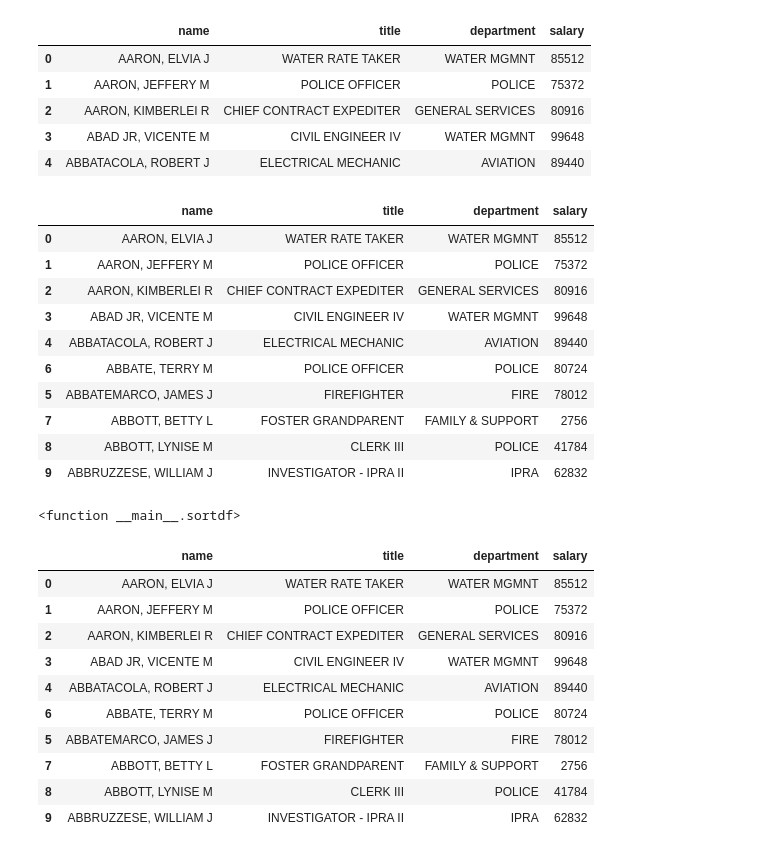
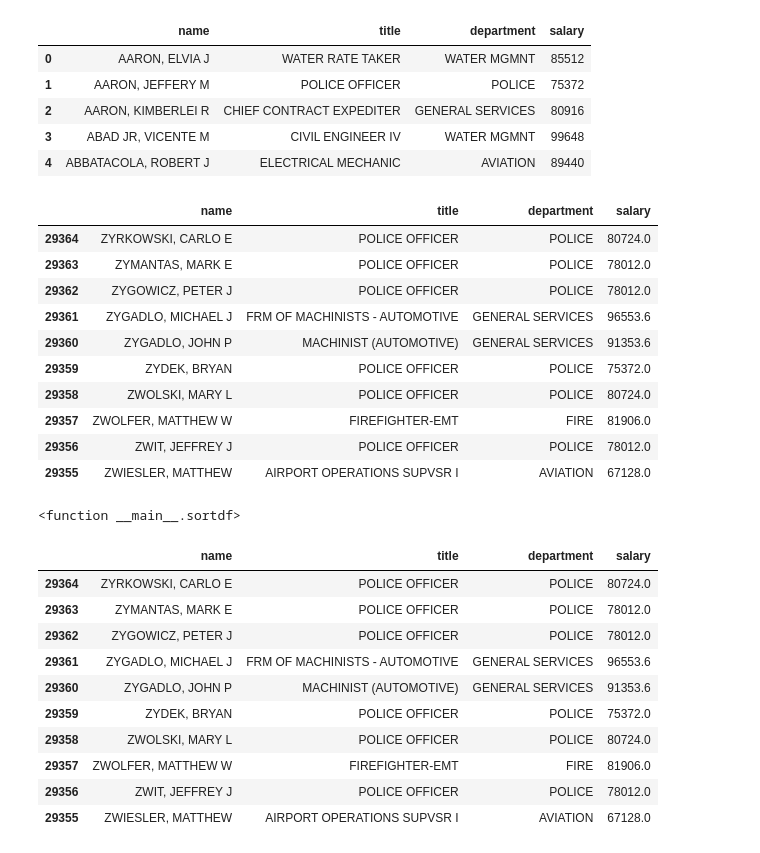
Before and after one commit to vanzaj/pytalks, a Jupyter notebook: 20151011_PyDataSG_ipywdg/ipywdg.ipynb, the cells around one changed output. Drawn from its saved outputs; the diff is of its cells as text; code cells hidden in the pictures.

```diff
--- a/20151011_PyDataSG_ipywdg/ipywdg.ipynb
+++ b/20151011_PyDataSG_ipywdg/ipywdg.ipynb
@@ -174,40 +180,40 @@ df.head()
 # %%
 def sortdf(column='name', ascend=True):
     newdf = df.sort(column, ascending=ascend).head(10)
-    display(newdf)
+    return newdf
 
 colnames = list(df.columns)
-wdg.interact(sortdf, column=colnames, ascend=True)
+wdg.interact(sortdf, column=colnames, ascend=False)
 # %% [output]
 |  | name | title | department | salary |
-| 0 | AARON, ELVIA J | WATER RATE TAKER | WATER MGMNT | 85512 |
-| 1 | AARON, JEFFERY M | POLICE OFFICER | POLICE | 75372 |
-| 2 | AARON, KIMBERLEI R | CHIEF CONTRACT EXPEDITER | GENERAL SERVICES | 80916 |
-| 3 | ABAD JR, VICENTE M | CIVIL ENGINEER IV | WATER MGMNT | 99648 |
-| 4 | ABBATACOLA, ROBERT J | ELECTRICAL MECHANIC | AVIATION | 89440 |
-| 6 | ABBATE, TERRY M | POLICE OFFICER | POLICE | 80724 |
-| 5 | ABBATEMARCO, JAMES J | FIREFIGHTER | FIRE | 78012 |
-| 7 | ABBOTT, BETTY L | FOSTER GRANDPARENT | FAMILY & SUPPORT | 2756 |
-| 8 | ABBOTT, LYNISE M | CLERK III | POLICE | 41784 |
-| 9 | ABBRUZZESE, WILLIAM J | INVESTIGATOR - IPRA II | IPRA | 62832 |
+| 29364 | ZYRKOWSKI, CARLO E | POLICE OFFICER | POLICE | 80724.0 |
+| 29363 | ZYMANTAS, MARK E | POLICE OFFICER | POLICE | 78012.0 |
+| 29362 | ZYGOWICZ, PETER J | POLICE OFFICER | POLICE | 78012.0 |
+| 29361 | ZYGADLO, MICHAEL J | FRM OF MACHINISTS - AUTOMOTIVE | GENERAL SERVICES | 96553.6 |
+| 29360 | ZYGADLO, JOHN P | MACHINIST (AUTOMOTIVE) | GENERAL SERVICES | 91353.6 |
+| 29359 | ZYDEK, BRYAN | POLICE OFFICER | POLICE | 75372.0 |
+| 29358 | ZWOLSKI, MARY L | POLICE OFFICER | POLICE | 80724.0 |
+| 29357 | ZWOLFER, MATTHEW W | FIREFIGHTER-EMT | FIRE | 81906.0 |
+| 29356 | ZWIT, JEFFREY J | POLICE OFFICER | POLICE | 78012.0 |
+| 29355 | ZWIESLER, MATTHEW | AIRPORT OPERATIONS SUPVSR I | AVIATION | 67128.0 |
 <function __main__.sortdf>
 # %%
 iw = wdg.interactive(sortdf,
                      ascend=wdg.Checkbox(description="Ascend:", value=True),
                      column=wdg.Dropdown(description="Column:", options=colnames, value='name'))
 
-ctrl = wdg.VBox(sorted(iw.children))
+ctrl = wdg.HBox(sorted(iw.children))
 ctrl.on_displayed(lambda x: sortdf(**iw.kwargs))
 display(ctrl)
 # %% [output]
 |  | name | title | department | salary |
-| 0 | AARON, ELVIA J | WATER RATE TAKER | WATER MGMNT | 85512 |
-| 1 | AARON, JEFFERY M | POLICE OFFICER | POLICE | 75372 |
-| 2 | AARON, KIMBERLEI R | CHIEF CONTRACT EXPEDITER | GENERAL SERVICES | 80916 |
-| 3 | ABAD JR, VICENTE M | CIVIL ENGINEER IV | WATER MGMNT | 99648 |
-| 4 | ABBATACOLA, ROBERT J | ELECTRICAL MECHANIC | AVIATION | 89440 |
-| 6 | ABBATE, TERRY M | POLICE OFFICER | POLICE | 80724 |
-| 5 | ABBATEMARCO, JAMES J | FIREFIGHTER | FIRE | 78012 |
-| 7 | ABBOTT, BETTY L | FOSTER GRANDPARENT | FAMILY & SUPPORT | 2756 |
-| 8 | ABBOTT, LYNISE M | CLERK III | POLICE | 41784 |
-| 9 | ABBRUZZESE, WILLIAM J | INVESTIGATOR - IPRA II | IPRA | 62832 |
+| 29364 | ZYRKOWSKI, CARLO E | POLICE OFFICER | POLICE | 80724.0 |
+| 29363 | ZYMANTAS, MARK E | POLICE OFFICER | POLICE | 78012.0 |
+| 29362 | ZYGOWICZ, PETER J | POLICE OFFICER | POLICE | 78012.0 |
+| 29361 | ZYGADLO, MICHAEL J | FRM OF MACHINISTS - AUTOMOTIVE | GENERAL SERVICES | 96553.6 |
+| 29360 | ZYGADLO, JOHN P | MACHINIST (AUTOMOTIVE) | GENERAL SERVICES | 91353.6 |
+| 29359 | ZYDEK, BRYAN | POLICE OFFICER | POLICE | 75372.0 |
+| 29358 | ZWOLSKI, MARY L | POLICE OFFICER | POLICE | 80724.0 |
+| 29357 | ZWOLFER, MATTHEW W | FIREFIGHTER-EMT | FIRE | 81906.0 |
+| 29356 | ZWIT, JEFFREY J | POLICE OFFICER | POLICE | 78012.0 |
+| 29355 | ZWIESLER, MATTHEW | AIRPORT OPERATIONS SUPVSR I | AVIATION | 67128.0 |
```
Also changed, not shown: parts of 16 cells of this notebook.
